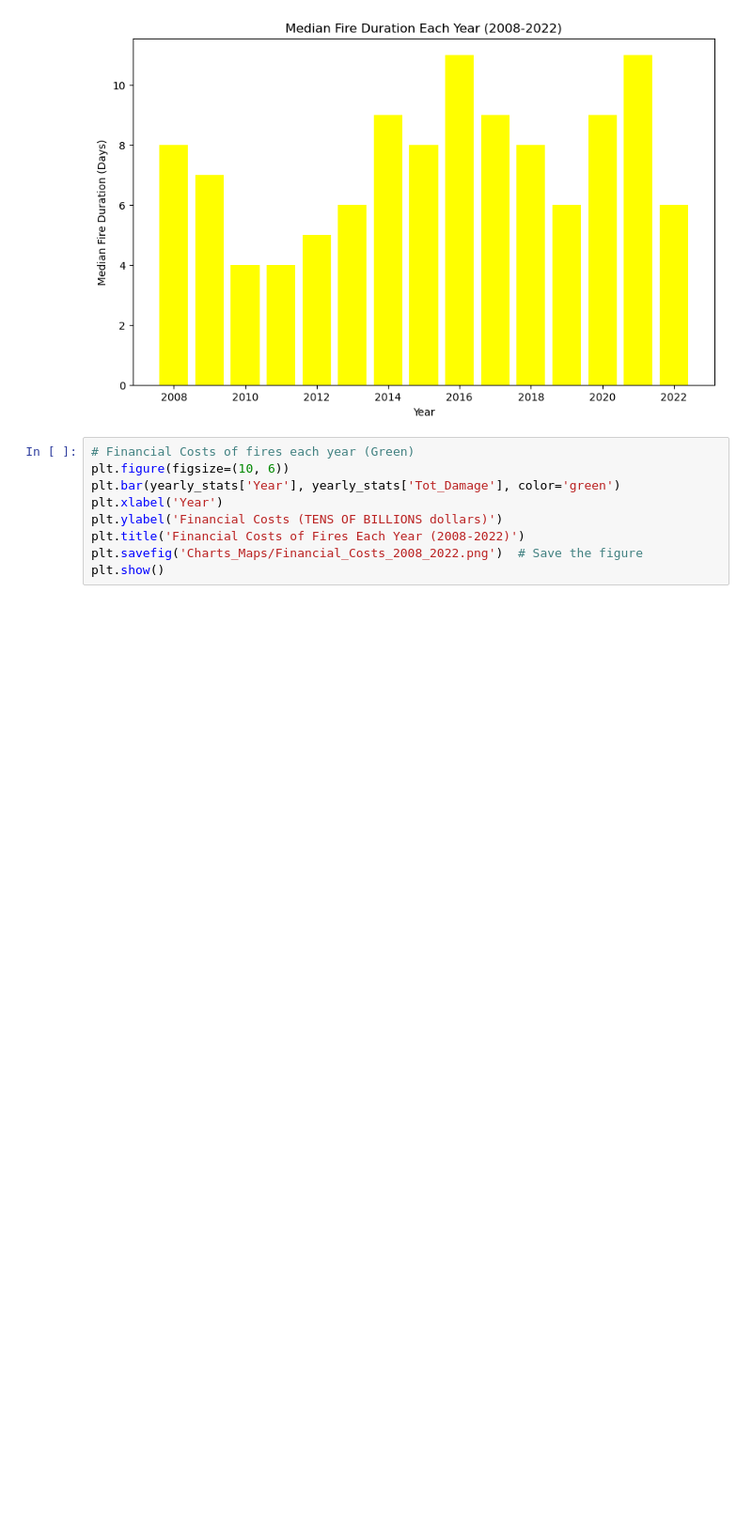
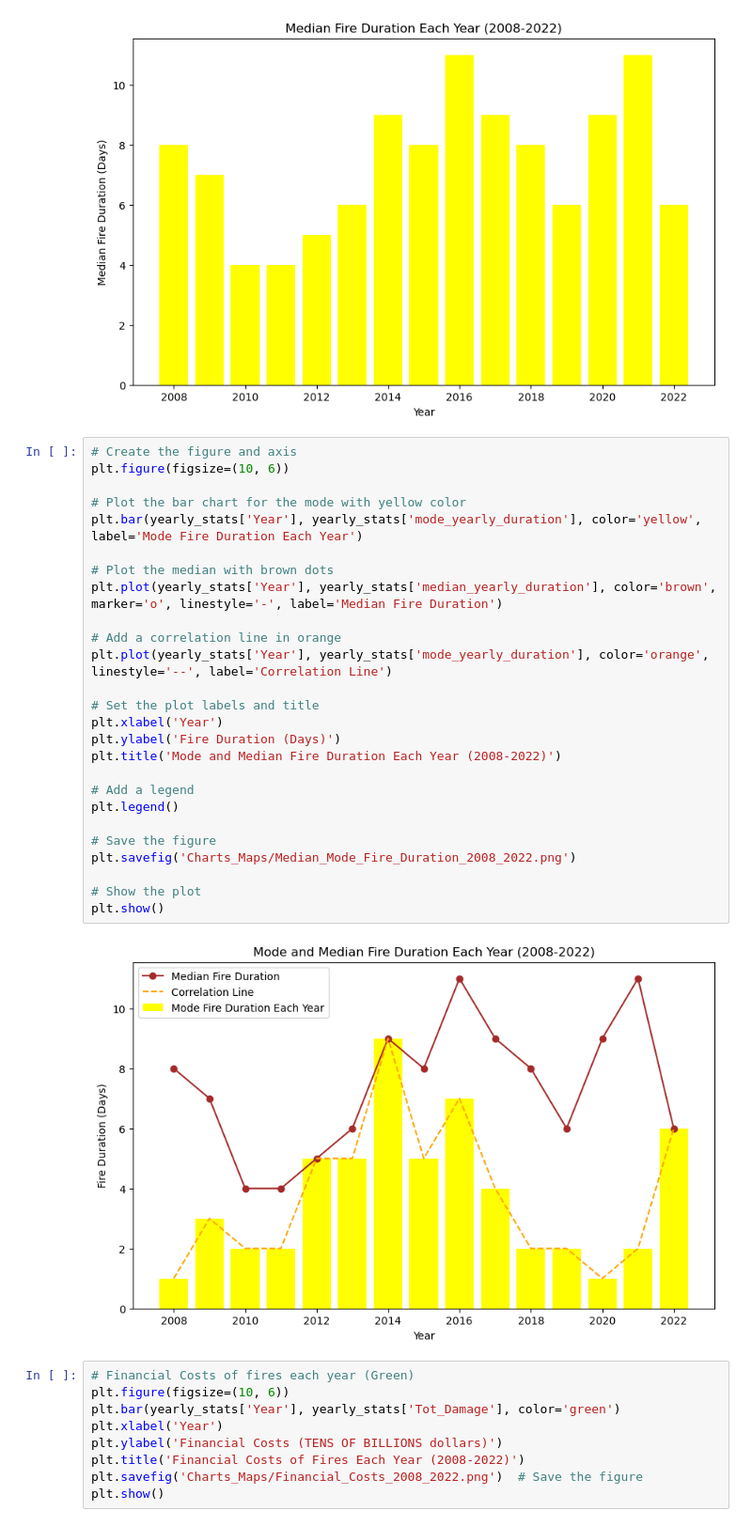
Before and after one commit to LegallyNotBlonde/Fire-Analysis, a Jupyter notebook: yearly_kpi_plots.ipynb, the cells around one changed output. Shown: that part at 94% size. Drawn from its saved outputs; the diff is of its cells as text; blank space fills up the shorter version.

```diff
--- a/yearly_kpi_plots.ipynb
+++ b/yearly_kpi_plots.ipynb
@@ -55,6 +56,34 @@ plt.savefig('Charts_Maps/Median_Fire_Duration_2008_2022.png')  # Save the figure
 plt.show()
 # %% [output]
 [figure]
+# %%
+# Create the figure and axis
+plt.figure(figsize=(10, 6))
+
+# Plot the bar chart for the mode with yellow color
+plt.bar(yearly_stats['Year'], yearly_stats['mode_yearly_duration'], color='yellow', label='Mode Fire Duration Each Year')
+
+# Plot the median with brown dots
+plt.plot(yearly_stats['Year'], yearly_stats['median_yearly_duration'], color='brown', marker='o', linestyle='-', label='Median Fire Duration')
+
+# Add a correlation line in orange
+plt.plot(yearly_stats['Year'], yearly_stats['mode_yearly_duration'], color='orange', linestyle='--', label='Correlation Line')
+
+# Set the plot labels and title
+plt.xlabel('Year')
+plt.ylabel('Fire Duration (Days)')
+plt.title('Mode and Median Fire Duration Each Year (2008-2022)')
+
+# Add a legend
+plt.legend()
+
+# Save the figure
+plt.savefig('Charts_Maps/Median_Mode_Fire_Duration_2008_2022.png')
+
+# Show the plot
+plt.show()
+# %% [output]
+[figure, added]
 # %%
 # Financial Costs of fires each year (Green)
 plt.figure(figsize=(10, 6))
```
Also changed, not shown: parts of 3 cells of this notebook, 6 other files.
